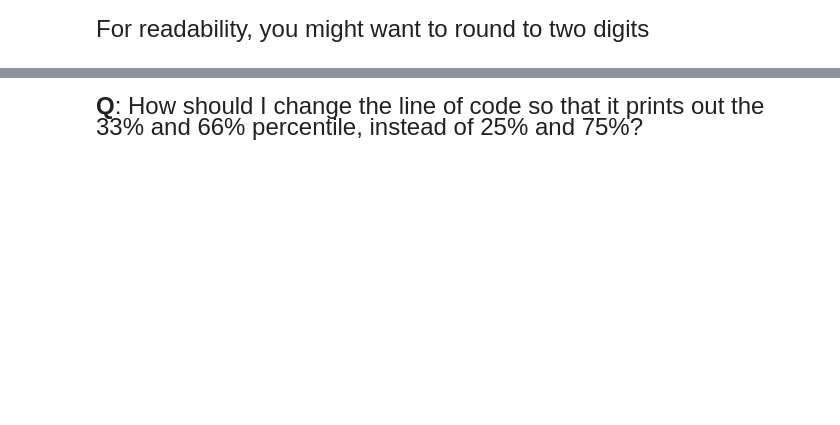
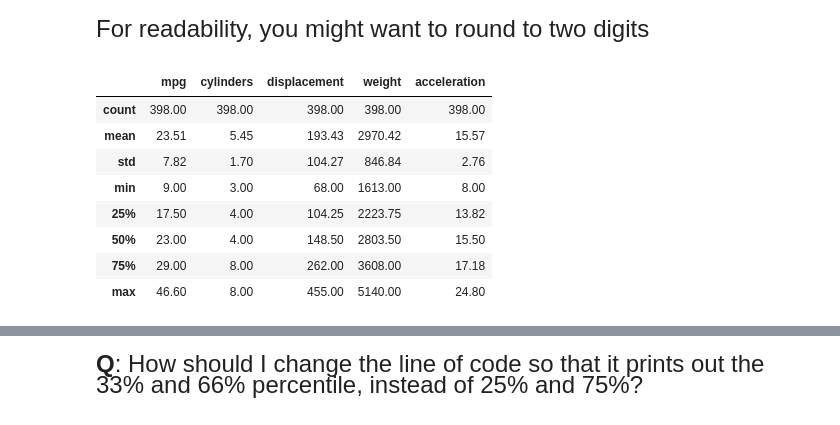
Before and after one commit to yjprk/datasci151spring2026, a Jupyter notebook: notes/yejee lecture_02/lecture_02.ipynb, the cells around one changed output, grey strips where cells are left out. Cells and saved outputs as stored; diff of their text form; code cells hidden in the pictures; blank space fills up the shorter version.

```diff
--- a/notes/yejee lecture_02/lecture_02.ipynb
+++ b/notes/yejee lecture_02/lecture_02.ipynb
@@ -334,6 +342,18 @@ NameError: name 'mean' is not defined
 For readability, you might want to round to two digits
 # %%
 display(round(carfeatures.describe(), 2))
+# %%
+display(round(carfeatures.describe(), 2))
+# %% [output]
+|  | mpg | cylinders | displacement | weight | acceleration |
+| count | 398.00 | 398.00 | 398.00 | 398.00 | 398.00 |
+| mean | 23.51 | 5.45 | 193.43 | 2970.42 | 15.57 |
+| std | 7.82 | 1.70 | 104.27 | 846.84 | 2.76 |
+| min | 9.00 | 3.00 | 68.00 | 1613.00 | 8.00 |
+| 25% | 17.50 | 4.00 | 104.25 | 2223.75 | 13.82 |
+| 50% | 23.00 | 4.00 | 148.50 | 2803.50 | 15.50 |
+| 75% | 29.00 | 8.00 | 262.00 | 3608.00 | 17.18 |
+| max | 46.60 | 8.00 | 455.00 | 5140.00 | 24.80 |
 # %%
 
 help(carfeatures.describe)
```
Also changed, not shown: parts of 5 cells of this notebook.
